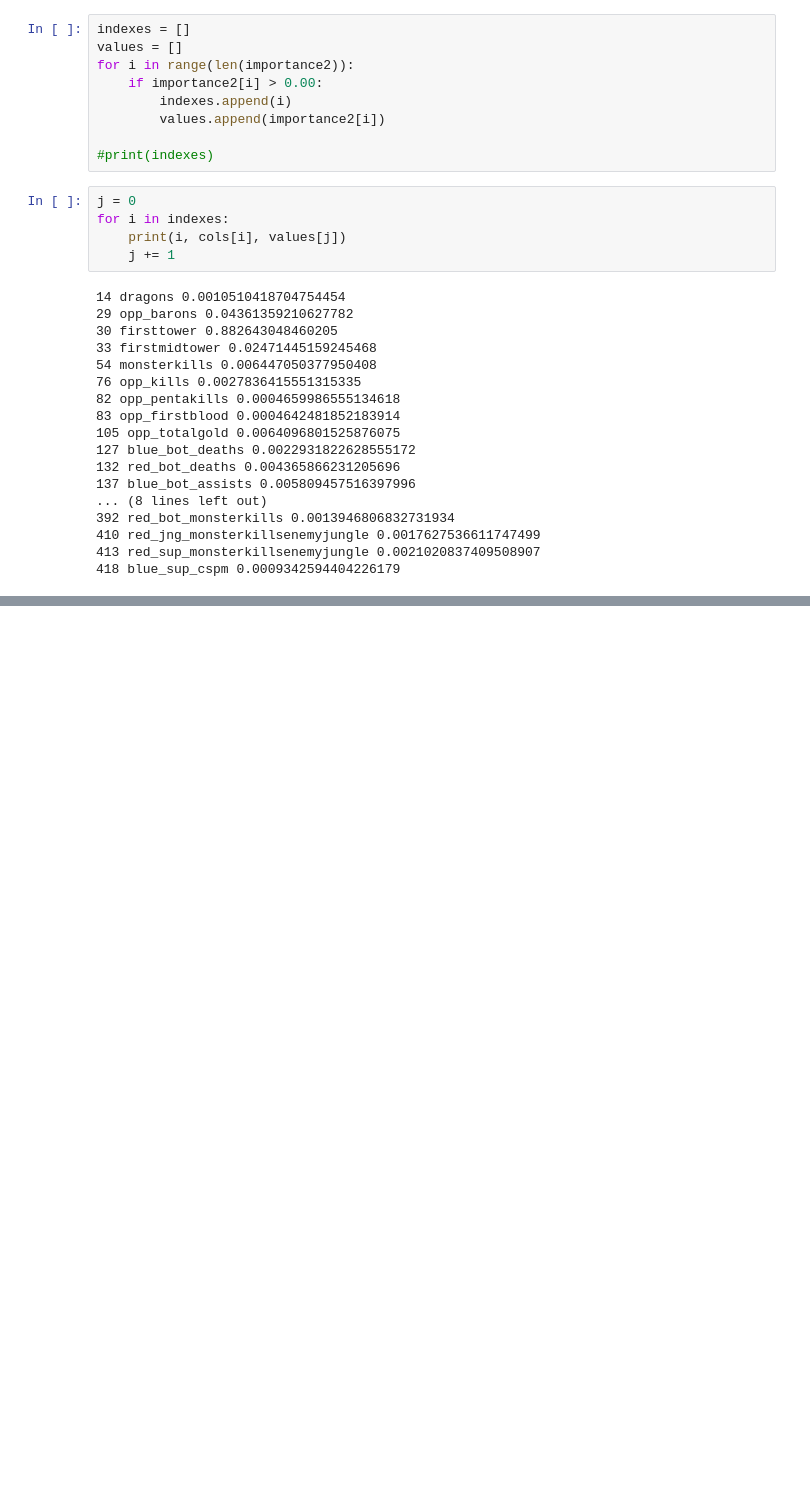
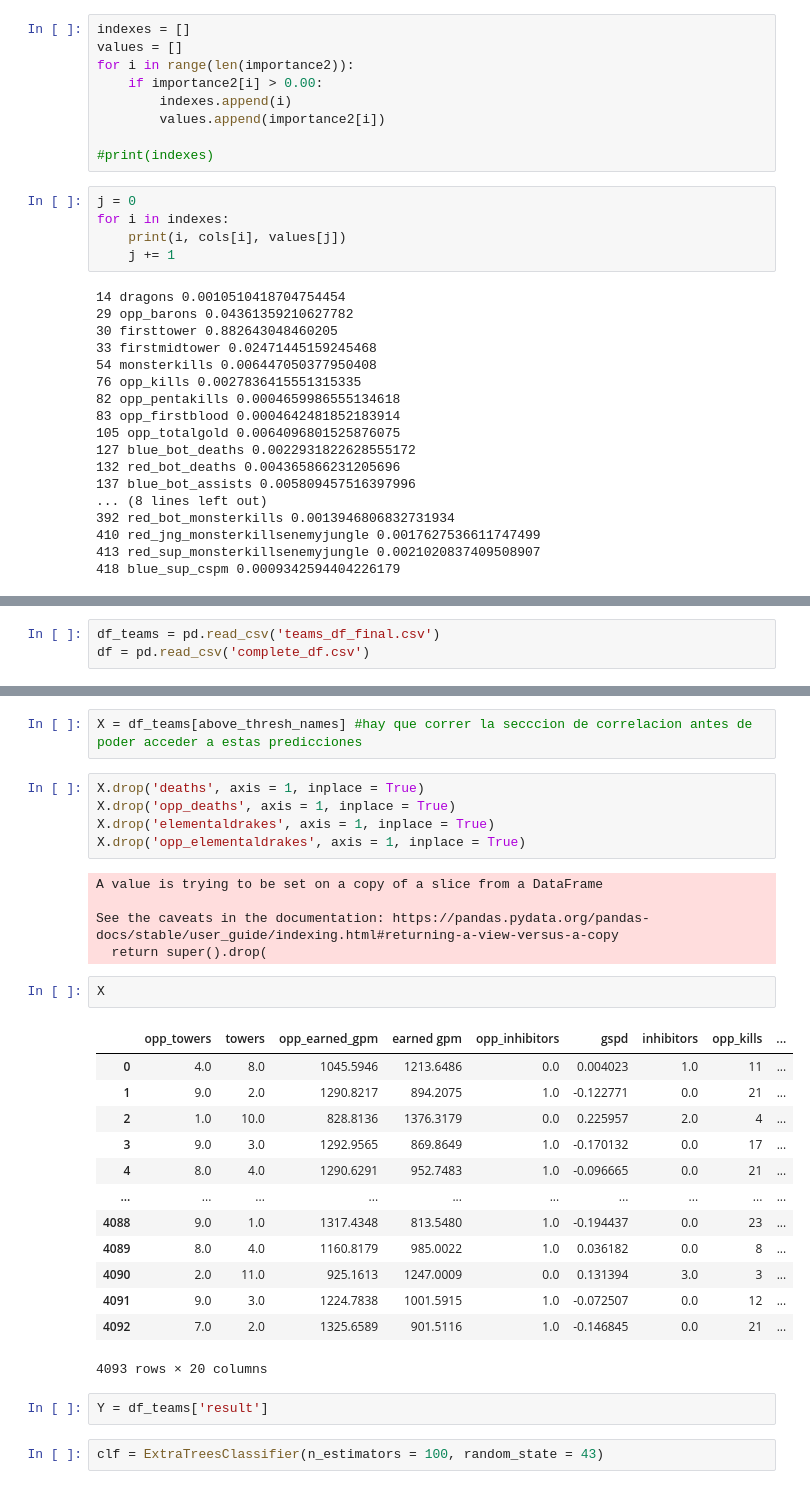
Before and after one commit to ktsb3/league-of-legends-data-analysis-and-prediction-model, a Jupyter notebook: team_only_prediction.ipynb, the cells around one changed output, grey strips where cells are left out. Cells and saved outputs as stored; diff of their text form; blank space fills up the shorter version.

```diff
--- a/team_only_prediction.ipynb
+++ b/team_only_prediction.ipynb
@@ -261,0 +681,3 @@ for i in indexes:
+# %%
+df_teams = pd.read_csv('teams_df_final.csv')
+df = pd.read_csv('complete_df.csv')
@@ -261,0 +753,32 @@ for i in indexes:
+# %%
+X = df_teams[above_thresh_names] #hay que correr la secccion de correlacion antes de poder acceder a estas predicciones
+# %%
+X.drop('deaths', axis = 1, inplace = True)
+X.drop('opp_deaths', axis = 1, inplace = True)
+X.drop('elementaldrakes', axis = 1, inplace = True)
+X.drop('opp_elementaldrakes', axis = 1, inplace = True)
+# %% [output]
+A value is trying to be set on a copy of a slice from a DataFrame
+
+See the caveats in the documentation: https://pandas.pydata.org/pandas-docs/stable/user_guide/indexing.html#returning-a-view-versus-a-copy
+  return super().drop(
+# %%
+X
+# %% [output]
+|  | opp_towers | towers | opp_earned_gpm | earned gpm | opp_inhibitors | gspd | inhibitors | opp_kills | ... |
+| 0 | 4.0 | 8.0 | 1045.5946 | 1213.6486 | 0.0 | 0.004023 | 1.0 | 11 | ... |
+| 1 | 9.0 | 2.0 | 1290.8217 | 894.2075 | 1.0 | -0.122771 | 0.0 | 21 | ... |
+| 2 | 1.0 | 10.0 | 828.8136 | 1376.3179 | 0.0 | 0.225957 | 2.0 | 4 | ... |
+| 3 | 9.0 | 3.0 | 1292.9565 | 869.8649 | 1.0 | -0.170132 | 0.0 | 17 | ... |
+| 4 | 8.0 | 4.0 | 1290.6291 | 952.7483 | 1.0 | -0.096665 | 0.0 | 21 | ... |
+| ... | ... | ... | ... | ... | ... | ... | ... | ... | ... |
+| 4088 | 9.0 | 1.0 | 1317.4348 | 813.5480 | 1.0 | -0.194437 | 0.0 | 23 | ... |
+| 4089 | 8.0 | 4.0 | 1160.8179 | 985.0022 | 1.0 | 0.036182 | 0.0 | 8 | ... |
+| 4090 | 2.0 | 11.0 | 925.1613 | 1247.0009 | 0.0 | 0.131394 | 3.0 | 3 | ... |
+| 4091 | 9.0 | 3.0 | 1224.7838 | 1001.5915 | 1.0 | -0.072507 | 0.0 | 12 | ... |
+| 4092 | 7.0 | 2.0 | 1325.6589 | 901.5116 | 1.0 | -0.146845 | 0.0 | 21 | ... |
+4093 rows × 20 columns
+# %%
+Y = df_teams['result']
+# %%
+clf = ExtraTreesClassifier(n_estimators = 100, random_state = 43)
```
Also changed, not shown: parts of 129 cells of this notebook.
